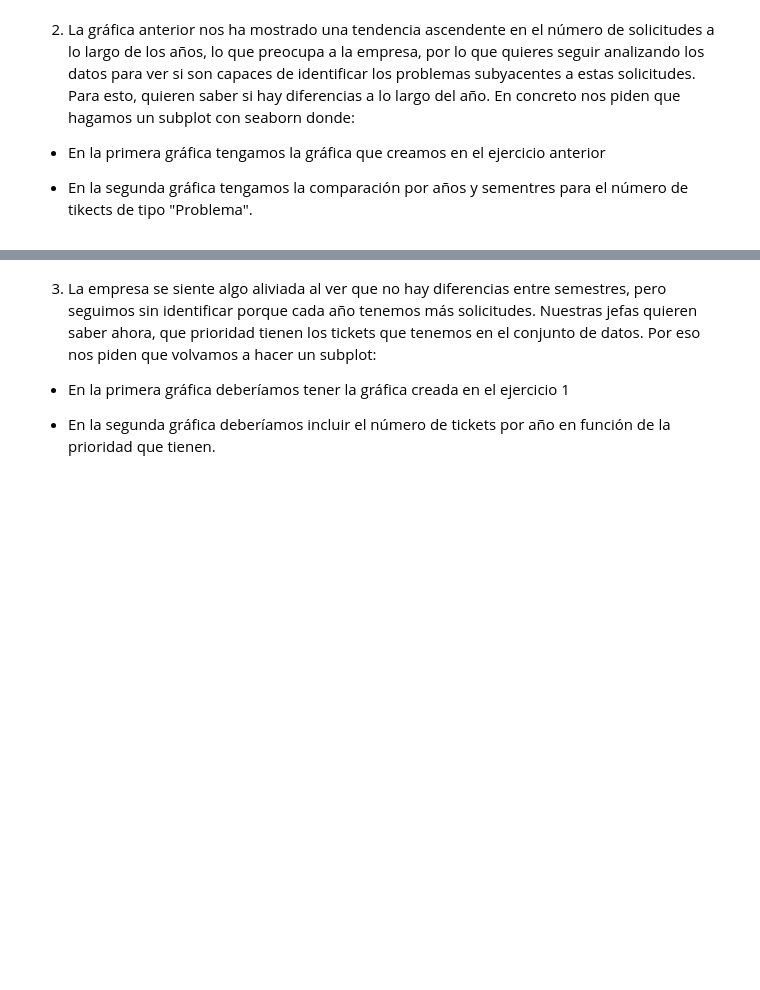
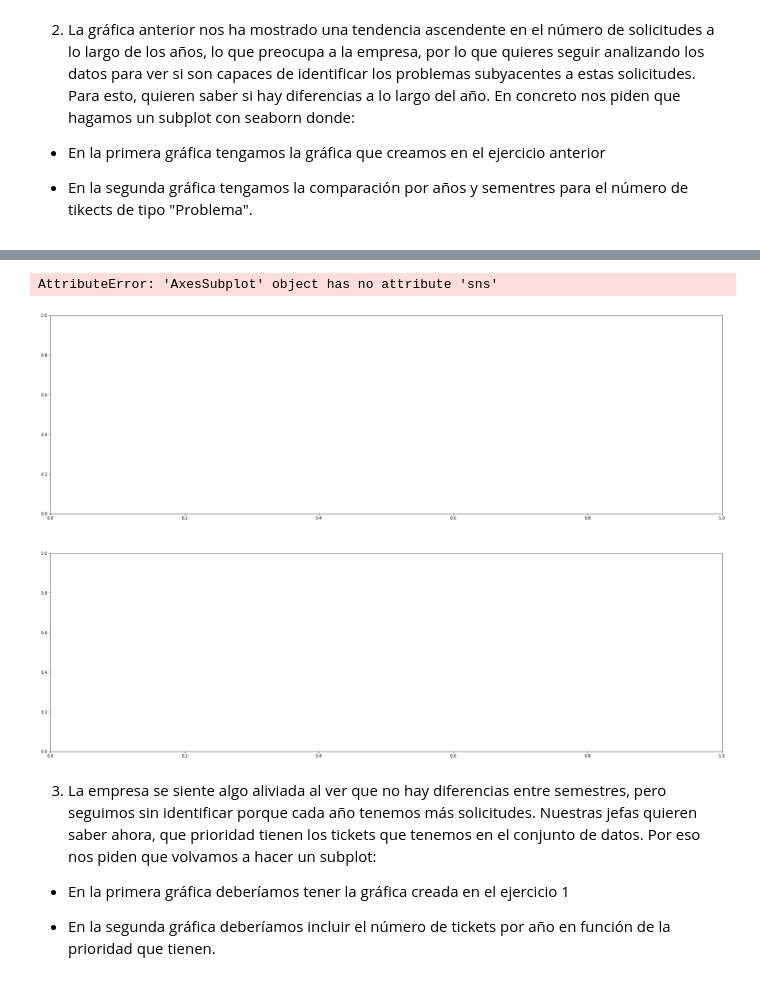
Before and after one commit to Adalab/Adalab-promo-d-da-modulo2-sprint1-Iris-Elisa, a Jupyter notebook: visualizacion/seaborn.ipynb, the cells around one changed output, grey strips where cells are left out. Saved outputs shown, nothing was run; the diff lists cells and outputs as text; code cells hidden in the pictures; blank space fills up the shorter version.

```diff
--- a/visualizacion/seaborn.ipynb
+++ b/visualizacion/seaborn.ipynb
@@ -11,3 +47,17 @@
+# %%
+fig, axes = plt.subplots(1, 3, figsize=(15, 5), sharey=True)
+fig.suptitle('Initial Pokemon - 1st Generation')
+
+# Bulbasaur
+sns.barplot(ax=axes[0], x='año', hue= 'Tipo')
+axes[0].set_title('primera gráfica')
+
+# Charmander
+sns.barplot(ax=axes[1], x=charmander.index, y=charmander.values)
+axes[1].set_title(charmander.name)
+# %% [output]
+AttributeError: 'AxesSubplot' object has no attribute 'sns'
+[figure, added]
 # %% [markdown]
 3. La empresa se siente algo aliviada al ver que no hay diferencias entre semestres, pero seguimos sin identificar porque cada año tenemos más solicitudes. Nuestras jefas quieren saber ahora, que prioridad tienen los tickets que tenemos en el conjunto de datos. Por eso nos piden que volvamos a hacer un subplot:
 
```
Also changed, not shown: parts of 6 cells of this notebook.
